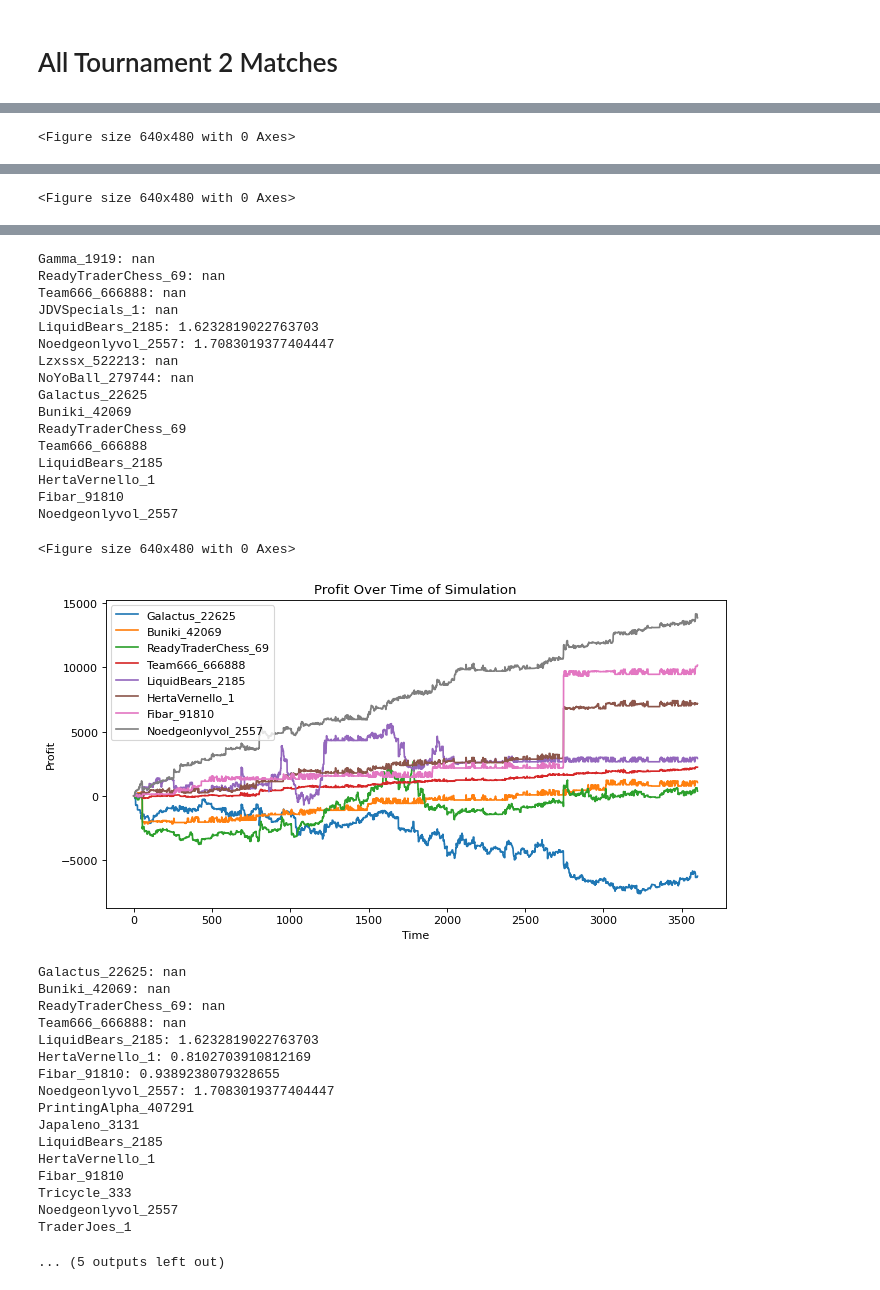
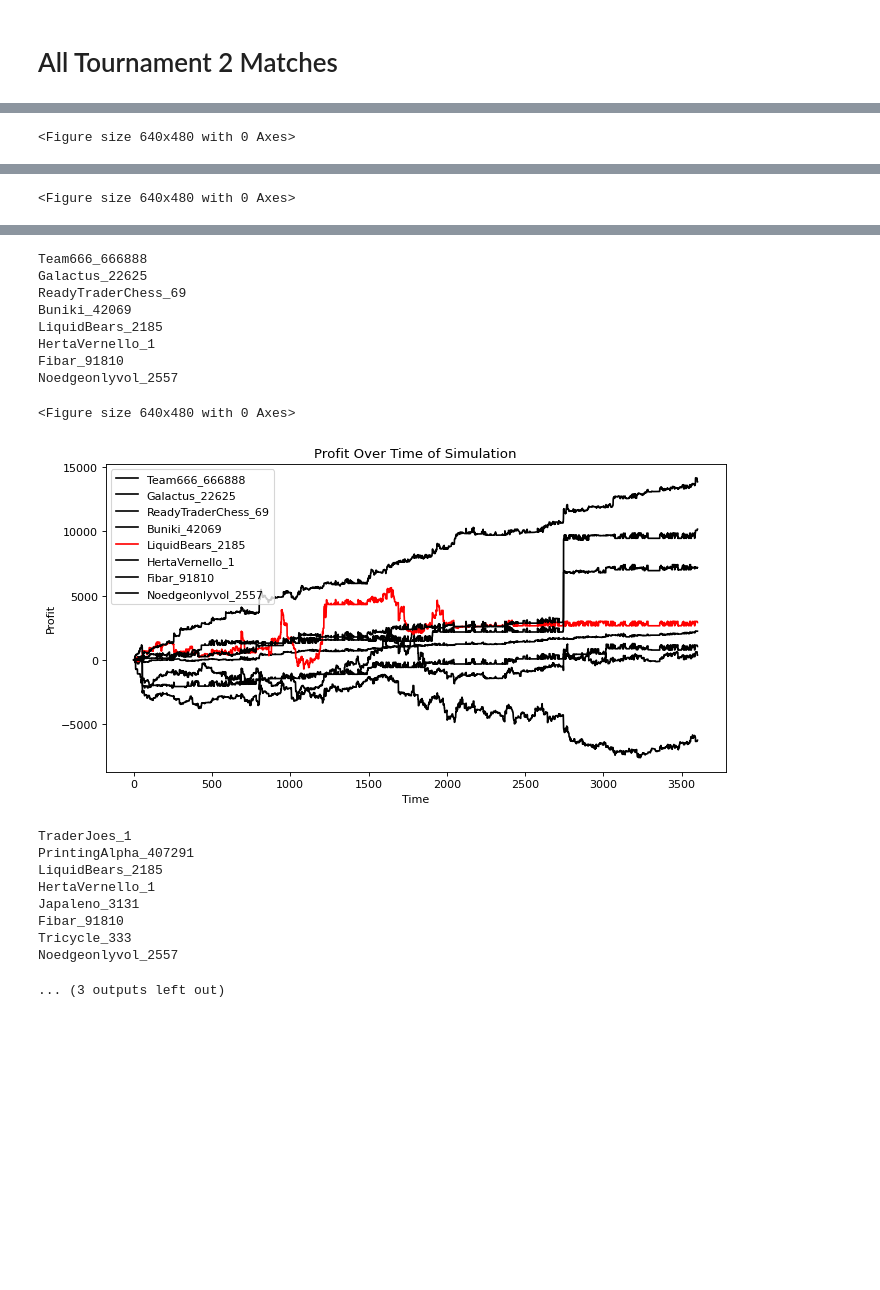
Before and after one commit to mglush/ready-trader-go-2023, a Jupyter notebook: py/analysis/model_analysis.ipynb, the cells around one changed output, grey strips where cells are left out. Cells and saved outputs as stored; diff of their text form; code cells hidden in the pictures; blank space fills up the shorter version.

Commit message:
MG - added result plots to github

```diff
--- a/py/analysis/model_analysis.ipynb
+++ b/py/analysis/model_analysis.ipynb
@@ -442,22 +422,25 @@ for match_name in match_names:
         plt.title('Profit Over Time of Simulation')
         plt.xlabel('Time')
         plt.ylabel('Profit')
-        plt.plot(range(len(PnL)), PnL, label = name)
+        if name == 'LiquidBears_2185':
+            plt.plot(range(len(PnL)), PnL, label = name, color = 'red')
+        else:
+            plt.plot(range(len(PnL)), PnL, label = name, color = 'black')
 
     plt.legend()
     plt.show()
     result_filename = 'result_' + match_name[:-4] + '.png'
     plt.savefig(result_filename)
 
-    sharpe_ratios = dict()
-    for model_name in set(df['Team']):
-        temp = list(match[match['Team'] == model_name]['ProfitOrLoss'])
-        sharpe_ratios[model_name] = (np.mean(temp) / np.std(temp))
+#     sharpe_ratios = dict()
+#     for model_name in set(df['Team']):
+#         temp = list(match[match['Team'] == model_name]['ProfitOrLoss'])
+#         sharpe_ratios[model_name] = (np.mean(temp) / np.std(temp))
 
-    for one, two in sharpe_ratios.items():
-        print(one, ': ', two, sep ='', end='\n')
+#     for one, two in sharpe_ratios.items():
+#         print(one, ': ', two, sep ='', end='\n')
 
-temp = models['LiquidBears_2185']['EtfPrice']
-plt.plot(range(len(temp)), temp, label = 'EtfPrice')
-plt.legend()
+# temp = models['LiquidBears_2185']['EtfPrice']
+# plt.plot(range(len(temp)), temp, label = 'EtfPrice')
+# plt.legend()
 # %% [output]
@@ -497,35 +470,19 @@ NoYoBall_279744
-Gamma_1919: nan
-ReadyTraderChess_69: nan
-Team666_666888: nan
-JDVSpecials_1: nan
-LiquidBears_2185: 1.6232819022763703
-Noedgeonlyvol_2557: 1.7083019377404447
-Lzxssx_522213: nan
-NoYoBall_279744: nan
+Team666_666888
 Galactus_22625
+ReadyTraderChess_69
 Buniki_42069
-ReadyTraderChess_69
-Team666_666888
 LiquidBears_2185
 HertaVernello_1
 Fibar_91810
 Noedgeonlyvol_2557
 <Figure size 640x480 with 0 Axes>
-[figure, old version]
+[figure, new version]
-Galactus_22625: nan
-Buniki_42069: nan
-ReadyTraderChess_69: nan
-Team666_666888: nan
-LiquidBears_2185: 1.6232819022763703
-HertaVernello_1: 0.8102703910812169
-Fibar_91810: 0.9389238079328655
-Noedgeonlyvol_2557: 1.7083019377404447
+TraderJoes_1
 PrintingAlpha_407291
-Japaleno_3131
 LiquidBears_2185
 HertaVernello_1
+Japaleno_3131
 Fibar_91810
 Tricycle_333
 Noedgeonlyvol_2557
-TraderJoes_1
-... (5 outputs left out)
+... (3 outputs left out)
```
Also changed, not shown: parts of 2 cells of this notebook, 5 other files.
